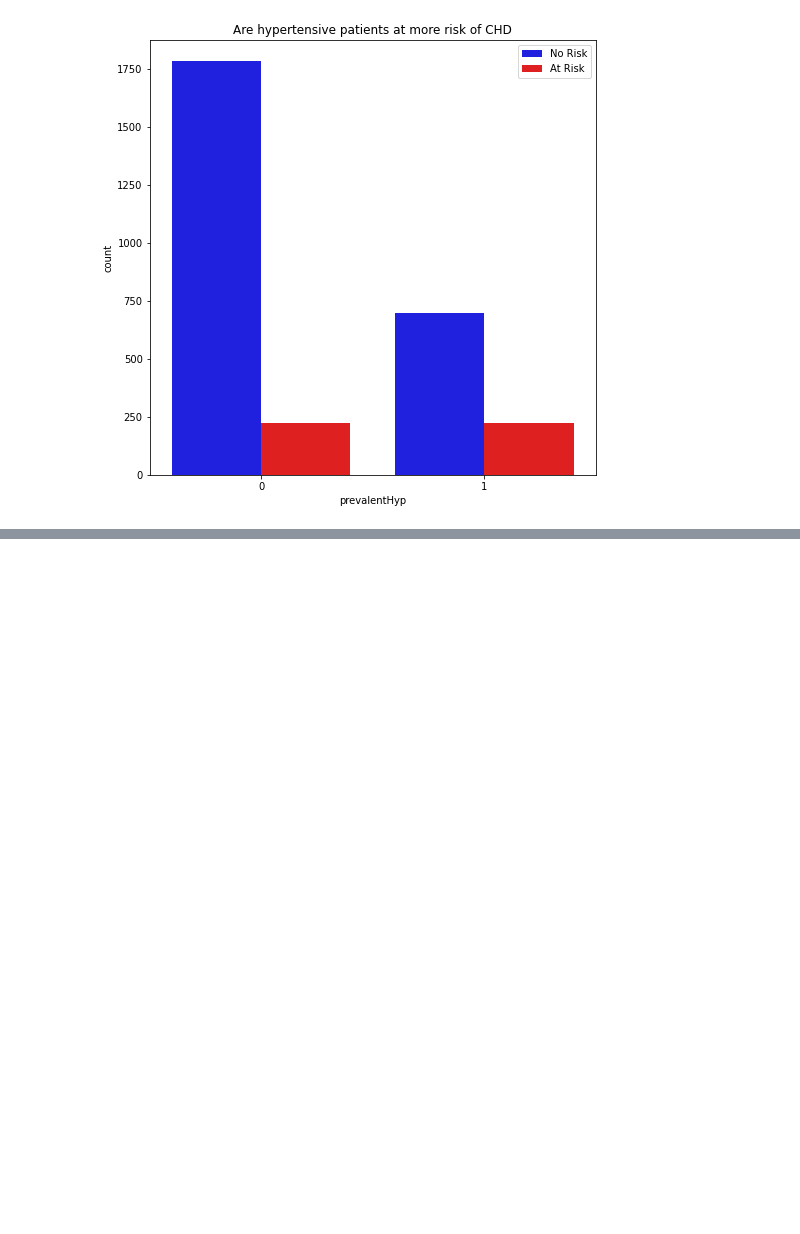
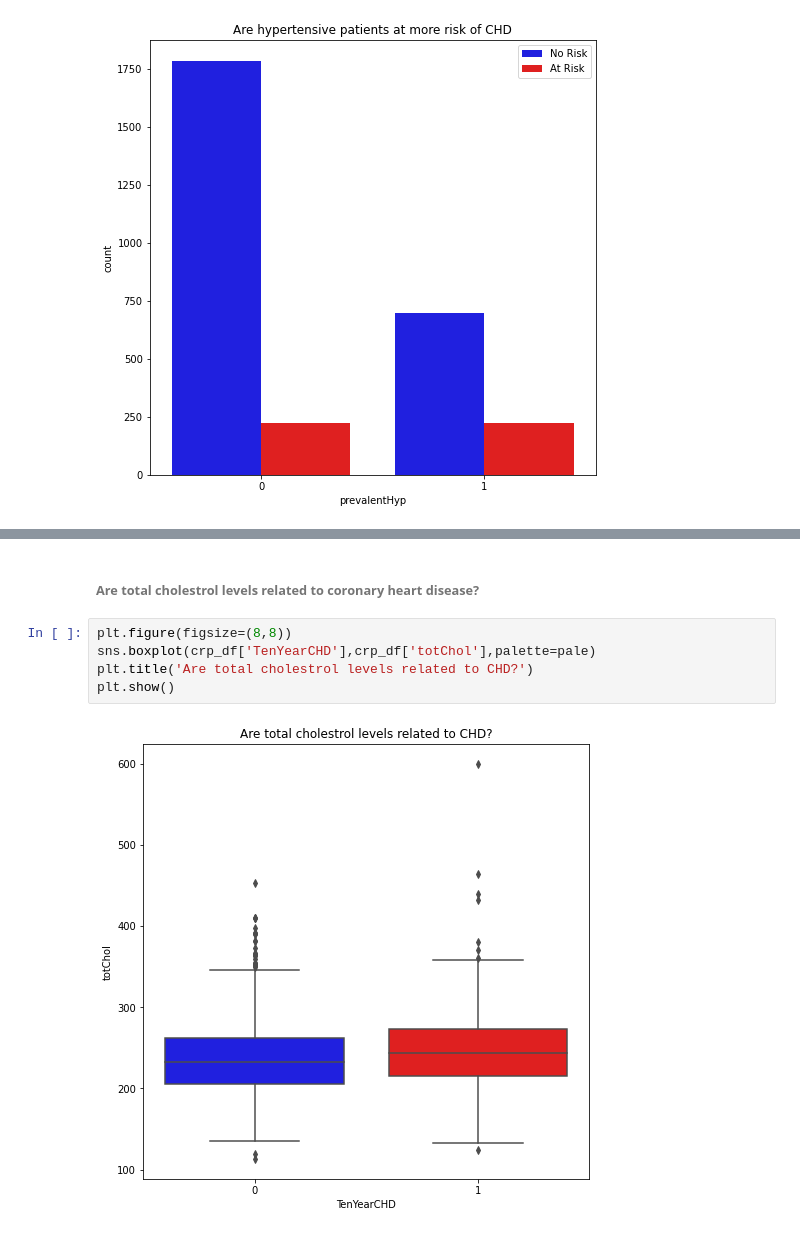
Before and after one commit to ambika1us/Cardiovascular_Risk_Prediction, a Jupyter notebook: Ambika_Prasad_Cardiovascular_Risk_Prediction.ipynb, the cells around one changed output, grey strips where cells are left out. Cells and saved outputs as stored; diff of their text form; blank space fills up the shorter version.

```diff
--- a/Ambika_Prasad_Cardiovascular_Risk_Prediction.ipynb
+++ b/Ambika_Prasad_Cardiovascular_Risk_Prediction.ipynb
@@ -261,0 +284,9 @@ plt.show()
+# %% [markdown]
+<h6><b>Are total cholestrol levels related to coronary heart disease?</b></h6>
+# %%
+plt.figure(figsize=(8,8))
+sns.boxplot(crp_df['TenYearCHD'],crp_df['totChol'],palette=pale)
+plt.title('Are total cholestrol levels related to CHD?')
+plt.show()
+# %% [output]
+[figure, added]
```
Also changed, not shown: parts of 10 cells of this notebook.
